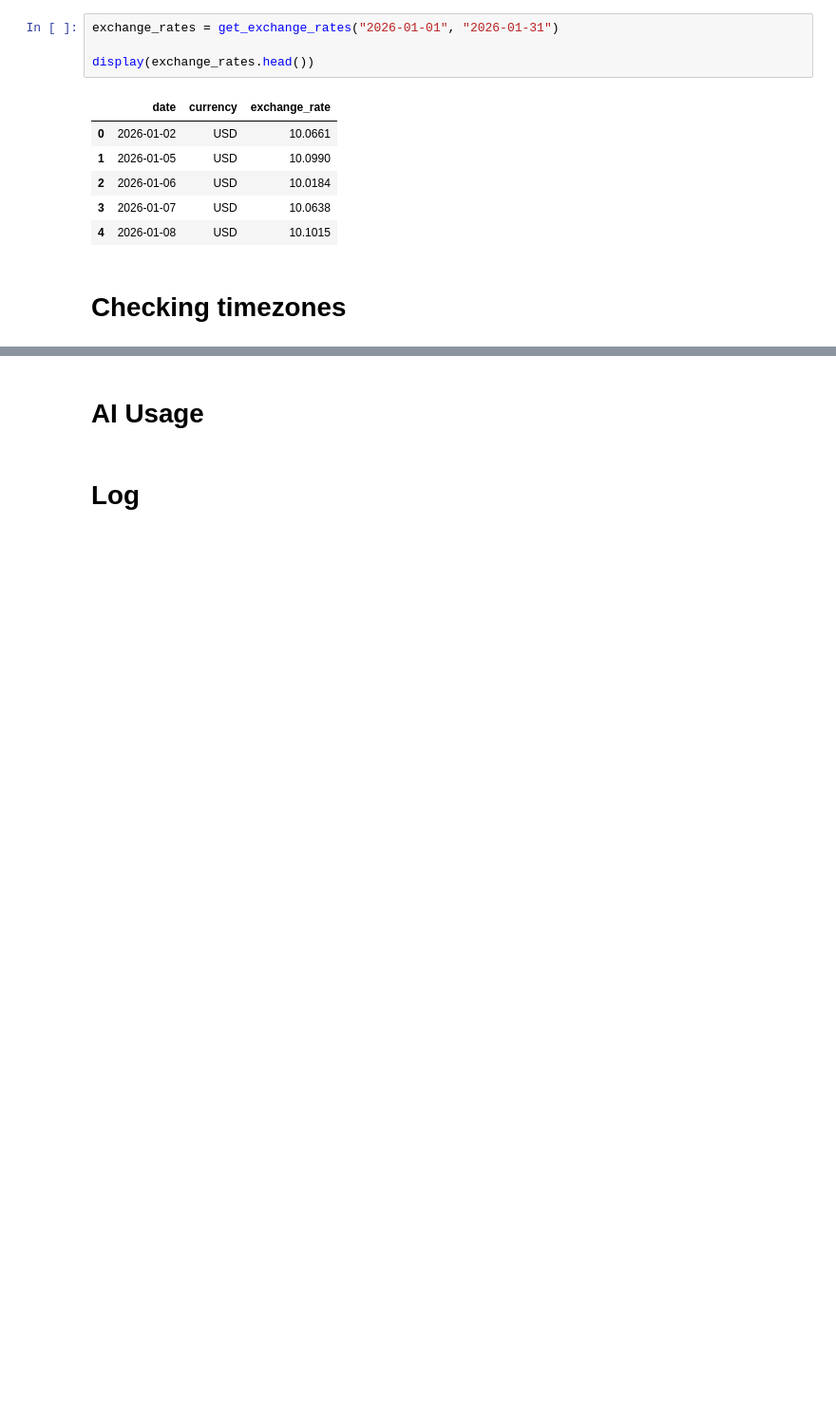
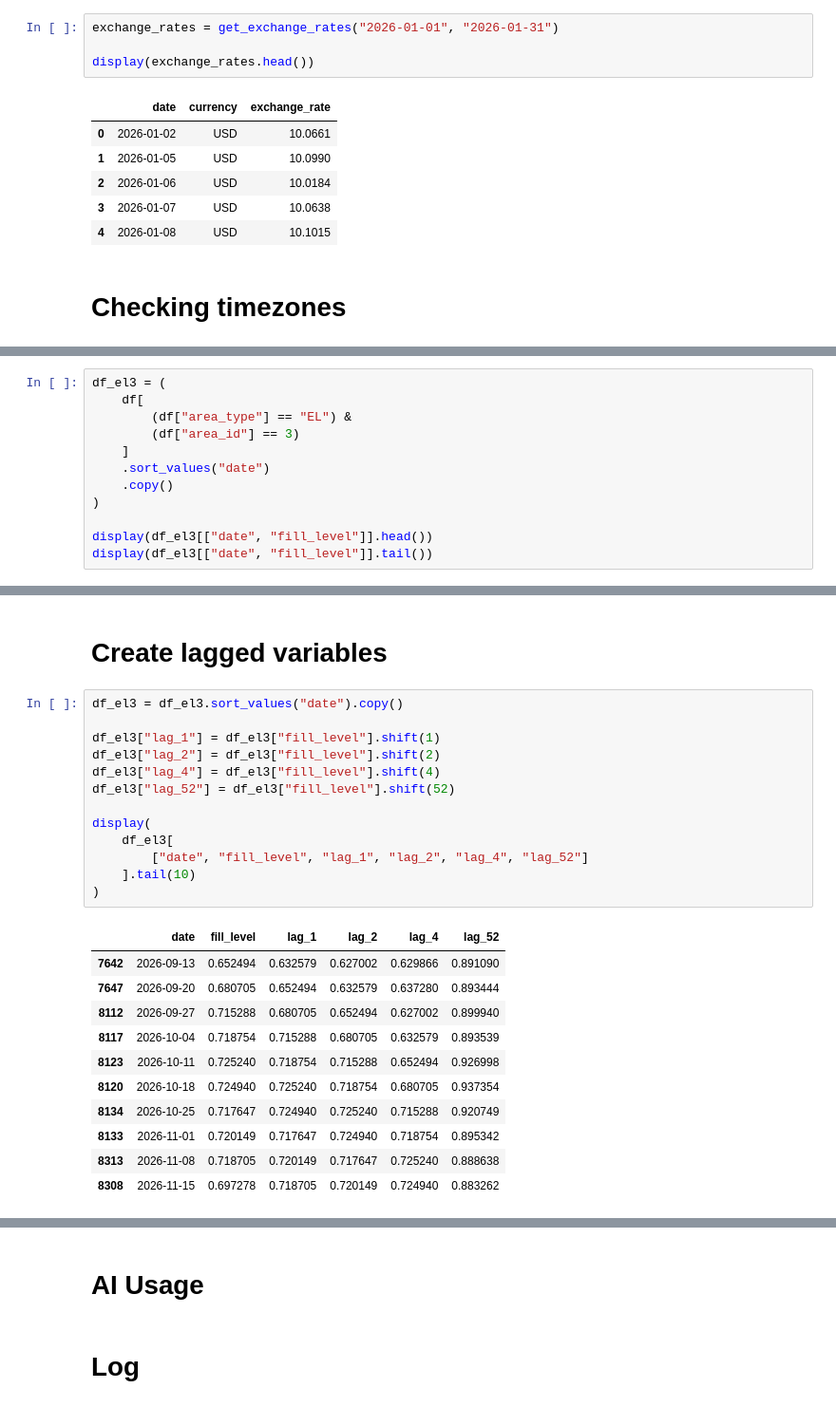
Before and after one commit to magloev/magloevIND320, a Jupyter notebook: notebooks/Task4.ipynb, the cells around one changed output, grey strips where cells are left out. Shown at 95% size. Drawn from its saved outputs; the diff is of its cells as text; blank space fills up the shorter version.

```diff
--- a/notebooks/Task4.ipynb
+++ b/notebooks/Task4.ipynb
@@ -137,0 +142,12 @@ Name: timestamp, dtype: datetime64[us]
+# %%
+df_el3 = (
+    df[
+        (df["area_type"] == "EL") &
+        (df["area_id"] == 3)
+    ]
+    .sort_values("date")
+    .copy()
+)
+
+display(df_el3[["date", "fill_level"]].head())
+display(df_el3[["date", "fill_level"]].tail())
@@ -137,0 +167,27 @@ Name: timestamp, dtype: datetime64[us]
+# %% [markdown]
+# Create lagged variables
+# %%
+df_el3 = df_el3.sort_values("date").copy()
+
+df_el3["lag_1"] = df_el3["fill_level"].shift(1)
+df_el3["lag_2"] = df_el3["fill_level"].shift(2)
+df_el3["lag_4"] = df_el3["fill_level"].shift(4)
+df_el3["lag_52"] = df_el3["fill_level"].shift(52)
+
+display(
+    df_el3[
+        ["date", "fill_level", "lag_1", "lag_2", "lag_4", "lag_52"]
+    ].tail(10)
+)
+# %% [output]
+|  | date | fill_level | lag_1 | lag_2 | lag_4 | lag_52 |
+| 7642 | 2026-09-13 | 0.652494 | 0.632579 | 0.627002 | 0.629866 | 0.891090 |
+| 7647 | 2026-09-20 | 0.680705 | 0.652494 | 0.632579 | 0.637280 | 0.893444 |
+| 8112 | 2026-09-27 | 0.715288 | 0.680705 | 0.652494 | 0.627002 | 0.899940 |
+| 8117 | 2026-10-04 | 0.718754 | 0.715288 | 0.680705 | 0.632579 | 0.893539 |
+| 8123 | 2026-10-11 | 0.725240 | 0.718754 | 0.715288 | 0.652494 | 0.926998 |
+| 8120 | 2026-10-18 | 0.724940 | 0.725240 | 0.718754 | 0.680705 | 0.937354 |
+| 8134 | 2026-10-25 | 0.717647 | 0.724940 | 0.725240 | 0.715288 | 0.920749 |
+| 8133 | 2026-11-01 | 0.720149 | 0.717647 | 0.724940 | 0.718754 | 0.895342 |
+| 8313 | 2026-11-08 | 0.718705 | 0.720149 | 0.717647 | 0.725240 | 0.888638 |
+| 8308 | 2026-11-15 | 0.697278 | 0.718705 | 0.720149 | 0.724940 | 0.883262 |
```
Also changed, not shown: parts of 46 cells of this notebook.
